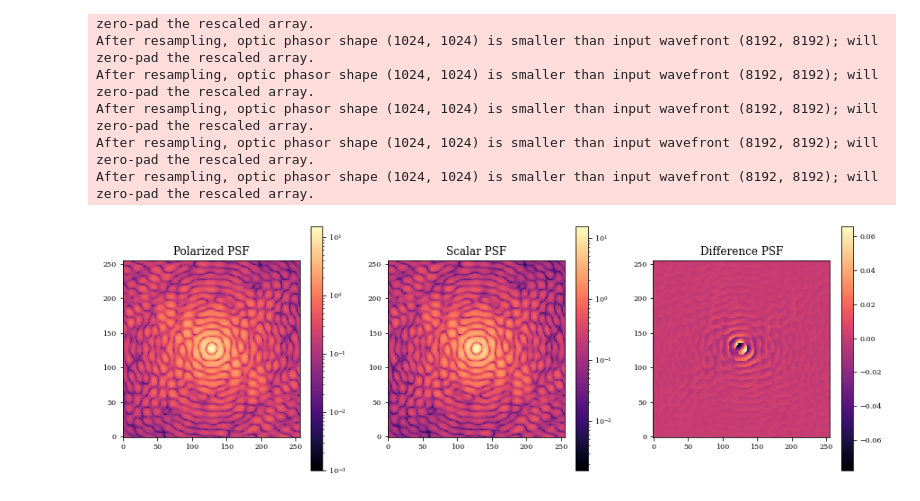
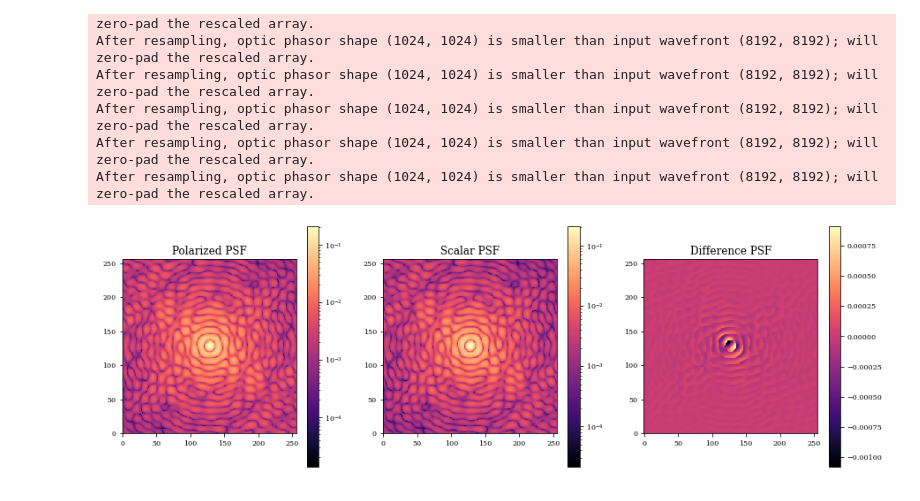
Before and after one commit to Jashcraf/poke, a Jupyter notebook: poppy_tests.ipynb, the cells around one changed output. Cells and saved outputs as stored; diff of their text form; code cells hidden in the pictures.

Commit message:
plotting updates

```diff
--- a/poppy_tests.ipynb
+++ b/poppy_tests.ipynb
@@ -182,6 +182,7 @@ def PropagateMilesCoronagraph(jxx):
 j11_coron = PropagateMilesCoronagraph(j11)
 j12_coron = PropagateMilesCoronagraph(j12)
 ref_coron = PropagateMilesCoronagraph(j11_mean)
+ref_psf = CreateMilesRefPSF()
 # %% [output]
 After resampling, optic phasor shape (1024, 1024) is smaller than input wavefront (8192, 8192); will zero-pad the rescaled array.
 After resampling, optic phasor shape (1024, 1024) is smaller than input wavefront (8192, 8192); will zero-pad the rescaled array.
@@ -194,25 +195,39 @@ After resampling, optic phasor shape (1024, 1024) is smaller than input wavefron
 After resampling, optic phasor shape (1024, 1024) is smaller than input wavefront (8192, 8192); will zero-pad the rescaled array.
 # %%
 # Crop the PSF
-j11_cropped = CropCenter(np.abs(j11_coron.wavefront + j12_coron.wavefront),128)
-ref_cropped = CropCenter(np.abs(ref_coron.wavefront),128)
+from matplotlib.patches import Circle
 
-plot.figure(figsize=[15,5])
-plot.subplot(131)
-plot.title('Polarized PSF')
-plot.imshow(j11_cropped,norm=LogNorm())
-plot.colorbar()
+# Configure Pixelscale in L/D
+subaru_efl = 110.629
+wl = 750e-9
+D = 8.2
+LonD = wl/D * subaru_efl # plate scale
+pixelscale = D/256
+pix_fpm = int(pixelscale/LonD)
 
-plot.subplot(132)
-plot.title('Scalar PSF')
-plot.imshow(ref_cropped,norm=LogNorm())
-plot.colorbar()
 
-plot.subplot(133)
-plot.title('Difference PSF')
-plot.imshow(j11_cropped-ref_cropped)
-plot.colorbar()
+j11_cropped = CropCenter(np.abs(j11_coron.wavefront + j12_coron.wavefront)/np.max(np.abs(ref_psf.wavefront)),128)
+ref_cropped = CropCenter(np.abs(ref_coron.wavefront)/np.max(np.abs(ref_psf.wavefront)),128)
+
+
+fig,ax = plot.subplots(nrows=1,ncols=3,figsize=[15,5])
+
+ax[0].set_title('Polarized PSF')
+circ = Circle((128,128),pix_fpm,fill=False,linestyle='--',edgecolor='white')
+ax[0].add_patch(circ)
+pol = ax[0].imshow(j11_cropped,norm=LogNorm())
+fig.colorbar(pol,ax=ax[0])
+
+ax[1].set_title('Scalar PSF')
+circ = Circle((128,128),pix_fpm,fill=False,linestyle='--',edgecolor='white')
+ax[1].add_patch(circ)
+sca = ax[1].imshow(ref_cropped,norm=LogNorm())
+fig.colorbar(sca,ax=ax[1])
+
+ax[2].set_title('Difference PSF')
+dif = ax[2].imshow(j11_cropped-ref_cropped)
+fig.colorbar(dif,ax=ax[2])
 
 plot.show()
 # %% [output]
-[figure, old version]
+[figure, new version]
```
Also changed, not shown: parts of 3 cells of this notebook.
